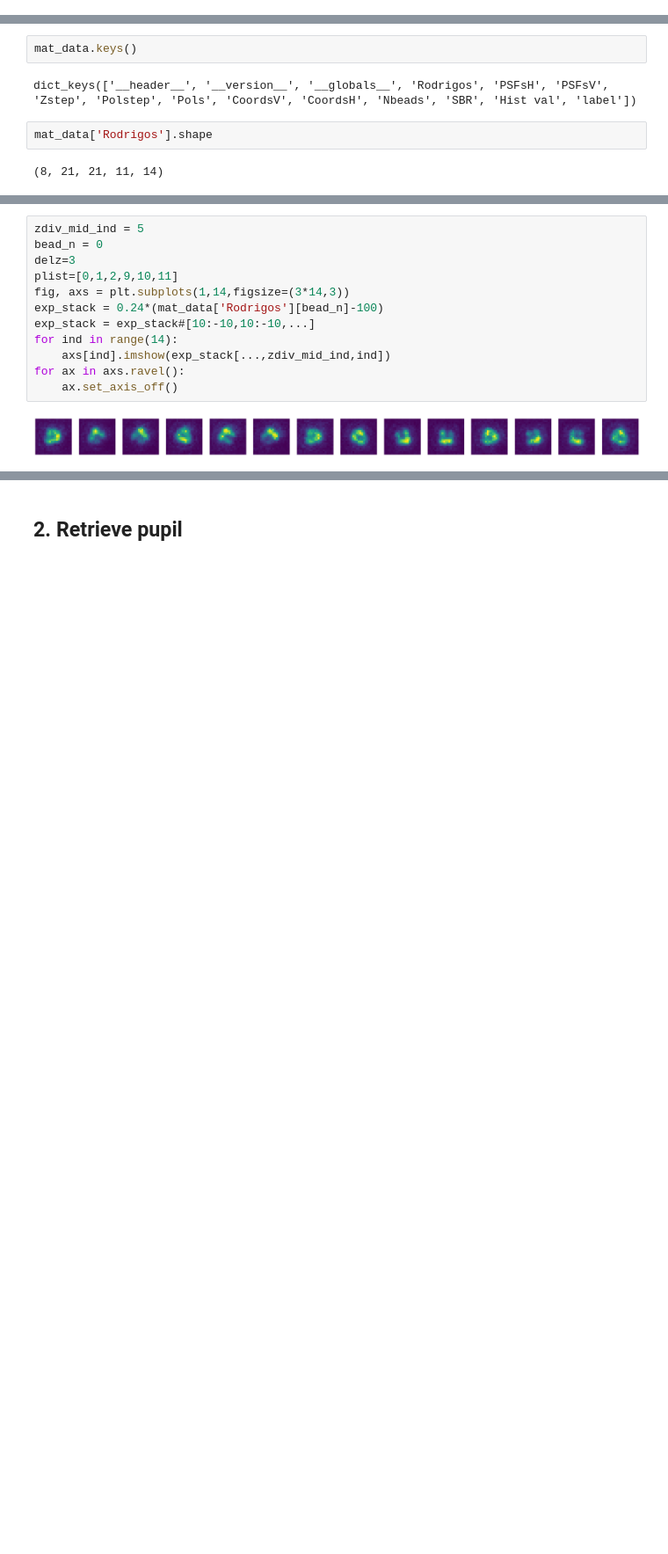
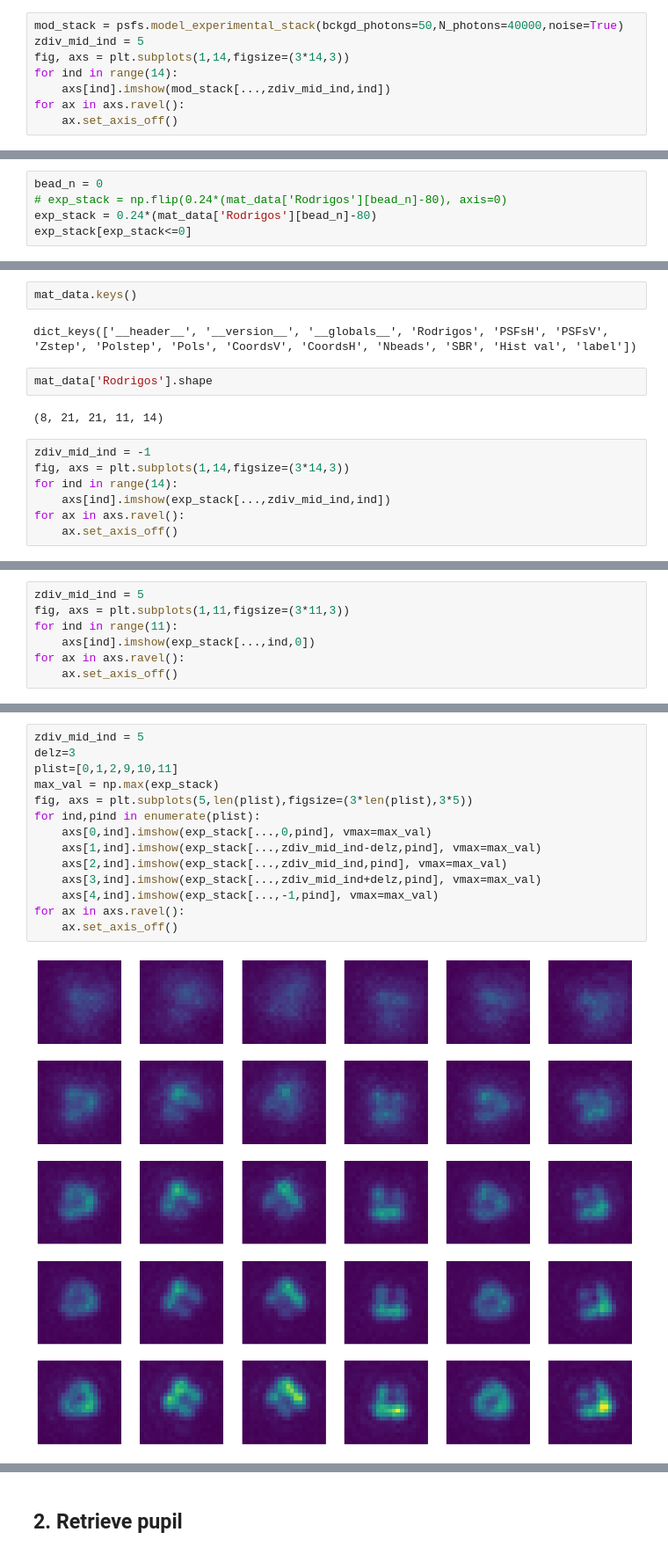
Before and after one commit to rodguti90/pyPSFstack, a Jupyter notebook: retrieval_exp_stack.ipynb, the cells around one changed output, grey strips where cells are left out. Shown at 88% size. Saved outputs shown, nothing was run; the diff lists cells and outputs as text; blank space fills up the shorter version.

Commit message:
Retrieving pupil from new data set

```diff
--- a/retrieval_exp_stack.ipynb
+++ b/retrieval_exp_stack.ipynb
@@ -142,0 +151,8 @@ for ax in axs.ravel():
+# %%
+mod_stack = psfs.model_experimental_stack(bckgd_photons=50,N_photons=40000,noise=True)
+zdiv_mid_ind = 5
+fig, axs = plt.subplots(1,14,figsize=(3*14,3))
+for ind in range(14):
+    axs[ind].imshow(mod_stack[...,zdiv_mid_ind,ind])
+for ax in axs.ravel():
+    ax.set_axis_off()
@@ -160,3 +179,8 @@ for ax in axs.ravel():
 ## 2. Look at the data and determine good initial parameters
 # %%
 mat_data = sio.loadmat(os.path.join('data','Captured_Run7.mat'))
+# %%
+bead_n = 0
+# exp_stack = np.flip(0.24*(mat_data['Rodrigos'][bead_n]-80), axis=0)
+exp_stack = 0.24*(mat_data['Rodrigos'][bead_n]-80)
+exp_stack[exp_stack<=0]
@@ -168,3 +194,10 @@ dict_keys(['__header__', '__version__', '__globals__', 'Rodrigos', 'PSFsH', 'PSF
 mat_data['Rodrigos'].shape
 # %% [output]
 (8, 21, 21, 11, 14)
+# %%
+zdiv_mid_ind = -1
+fig, axs = plt.subplots(1,14,figsize=(3*14,3))
+for ind in range(14):
+    axs[ind].imshow(exp_stack[...,zdiv_mid_ind,ind])
+for ax in axs.ravel():
+    ax.set_axis_off()
@@ -170,0 +206,7 @@ mat_data['Rodrigos'].shape
+# %%
+zdiv_mid_ind = 5
+fig, axs = plt.subplots(1,11,figsize=(3*11,3))
+for ind in range(11):
+    axs[ind].imshow(exp_stack[...,ind,0])
+for ax in axs.ravel():
+    ax.set_axis_off()
@@ -181,14 +221,16 @@ array([[-45., -15.,  15.,  45.,  75., 105., 135.]])
 # %%
 zdiv_mid_ind = 5
-bead_n = 0
 delz=3
 plist=[0,1,2,9,10,11]
-fig, axs = plt.subplots(1,14,figsize=(3*14,3))
-exp_stack = 0.24*(mat_data['Rodrigos'][bead_n]-100)
-exp_stack = exp_stack#[10:-10,10:-10,...]
-for ind in range(14):
-    axs[ind].imshow(exp_stack[...,zdiv_mid_ind,ind])
+max_val = np.max(exp_stack)
+fig, axs = plt.subplots(5,len(plist),figsize=(3*len(plist),3*5))
+for ind,pind in enumerate(plist):
+    axs[0,ind].imshow(exp_stack[...,0,pind], vmax=max_val)
+    axs[1,ind].imshow(exp_stack[...,zdiv_mid_ind-delz,pind], vmax=max_val)
+    axs[2,ind].imshow(exp_stack[...,zdiv_mid_ind,pind], vmax=max_val)
+    axs[3,ind].imshow(exp_stack[...,zdiv_mid_ind+delz,pind], vmax=max_val)
+    axs[4,ind].imshow(exp_stack[...,-1,pind], vmax=max_val)
 for ax in axs.ravel():
     ax.set_axis_off()
 # %% [output]
-[figure, old version]
+[figure, new version]
```
Also changed, not shown: parts of 36 cells of this notebook.
